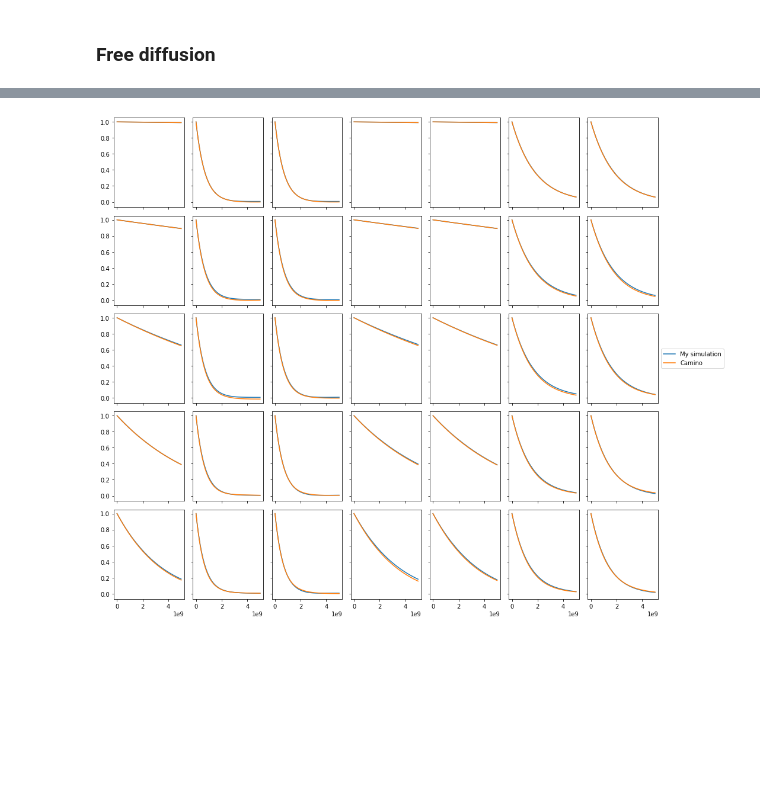
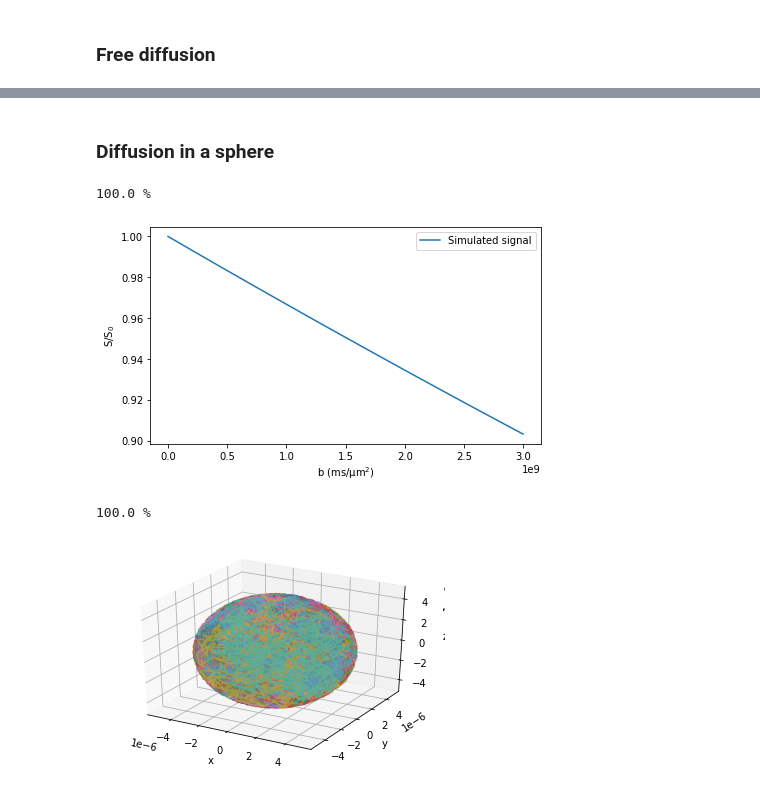
Before and after one commit to kerkelae/disimpy, a Jupyter notebook: tutorial.ipynb, the cells around one changed output, grey strips where cells are left out. Saved outputs shown, nothing was run; the diff lists cells and outputs as text; code cells hidden in the pictures; blank space fills up the shorter version.

```diff
--- a/tutorial.ipynb
+++ b/tutorial.ipynb
@@ -64,23 +49,0 @@ max_Gs = np.max(np.linalg.norm(gradient, axis=2), axis=0)
-# %%
-# Add 6 more directions to use in tests
-
-phi = (1 + np.sqrt(5))/2
-directions = np.array([[0, 1, phi],
-                       [0, 1, -phi],
-                       [1, phi, 0],
-                       [1, -phi, 0],
-                       [phi, 0, 1],
-                       [phi, 0, -1]])/np.linalg.norm([0,1,-phi])
-base_gradient = np.copy(gradient)
-for direction in directions:
-    Rs = [vec2vec_rotmat(np.array([1,0,0]), direction) for _ in bs]
-    gradient = np.concatenate((gradient, gradients.rotate_gradient(base_gradient, Rs)), axis=0)
-bvecs = np.concatenate((np.vstack([np.array([1,0,0]) for i in range(n_s)]),
-                        np.vstack([directions[0] for i in range(n_s)]),
-                        np.vstack([directions[1] for i in range(n_s)]),
-                        np.vstack([directions[2] for i in range(n_s)]),
-                        np.vstack([directions[3] for i in range(n_s)]),
-                        np.vstack([directions[4] for i in range(n_s)]),
-                        np.vstack([directions[5] for i in range(n_s)])),
-                       axis=0)
-max_Gs = np.concatenate(([max_Gs for i in range(7)]))
@@ -140,21 +50,31 @@ s_r10 = simulations.simulation(n_s, diffusivity, gradient, dt, substrate)
-# %%
-# Show comparison figures over all directions
-
-fig, ax = plt.subplots(5, 7, figsize=(15,12), sharex=True, sharey=True)
-for i in range(7):
-    ax[0,i].plot(bs, s_r2[i*100:(i+1)*100]/n_s)
-    ax[0,i].plot(np.linspace(0,5e9,100), c_r2[i*100:(i+1)*100]/n_s)
-    ax[1,i].plot(bs, s_r4[i*100:(i+1)*100]/n_s)
-    ax[1,i].plot(np.linspace(0,5e9,100), c_r4[i*1000:(i+1)*100]/n_s)
-    ax[2,i].plot(bs, s_r6[i*100:(i+1)*100]/n_s)
-    ax[2,i].plot(np.linspace(0,5e9,100), c_r6[i*100:(i+1)*100]/n_s)
-    ax[3,i].plot(bs, s_r8[i*100:(i+1)*100]/n_s)
-    ax[3,i].plot(np.linspace(0,5e9,100), c_r8[i*100:(i+1)*100]/n_s)
-    ax[4,i].plot(bs, s_r10[i*100:(i+1)*100]/n_s)
-    ax[4,i].plot(np.linspace(0,5e9,100), c_r10[i*100:(i+1)*100]/n_s)
-box = ax[0,2].get_position()
-ax[2,6].legend(['My simulation', 'Camino'], loc='center left', bbox_to_anchor=(1, 0.5))
-plt.tight_layout()
-plt.show()
-# %% [output]
-[figure, removed]
+# %% [markdown]
+### Diffusion in a sphere
+# %%
+# Run simulation
+
+substrate = {'type' : 'sphere',
+             'radius' : 5e-6}
+signals = simulations.simulation(n_s, diffusivity, gradient, dt, substrate)
+
+
+# Compare simulated results to analytically calculated signal
+
+fig, ax = plt.subplots(1, figsize=(7,4))
+ax.plot(bs, signals/n_s)
+ax.legend(['Simulated signal'])
+ax.set_xlabel('b (ms/μm$^2$)')
+ax.set_ylabel('S/S$_0$')
+plt.show()
+# %% [output]
+100.0 %
+[figure, added]
+# %%
+# Run simulation with a low number of spins and show trajectories
+
+signals = simulations.simulation(int(1e2), diffusivity, gradient, dt, substrate,
+                                 trajectories='example_traj.txt')
+
+fig, ax = utils.show_traj('example_traj.txt')
+# %% [output]
+100.0 %
+[figure, added]
```
Also changed, not shown: parts of 8 cells of this notebook, 4 other files.
